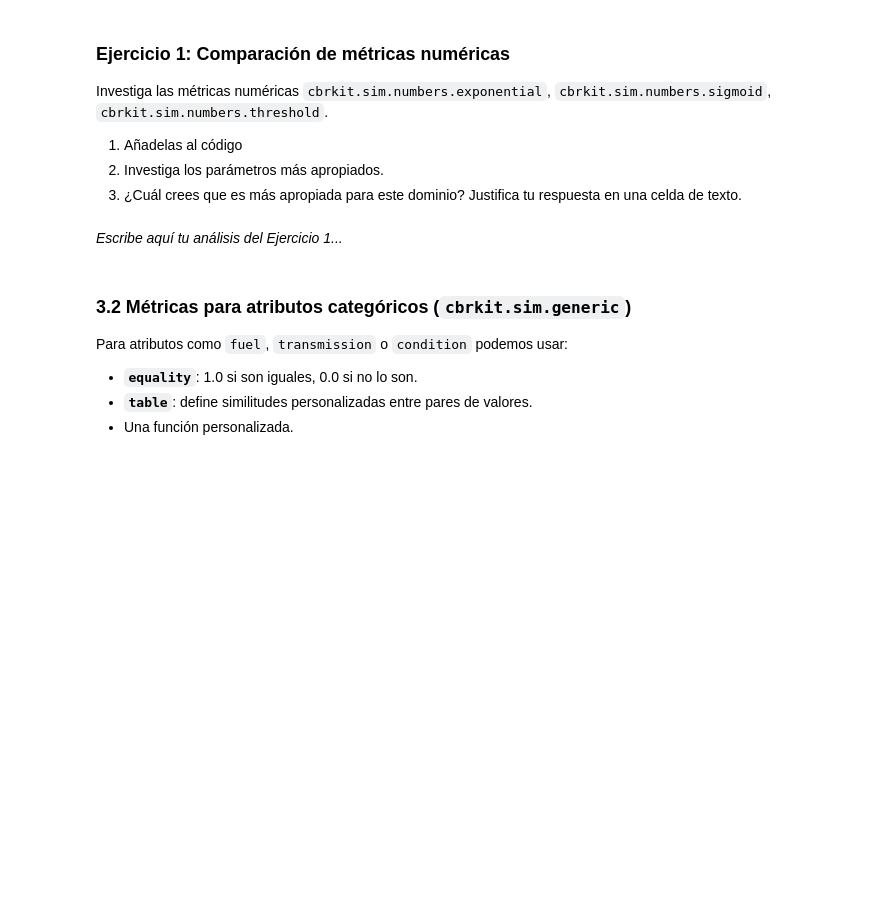
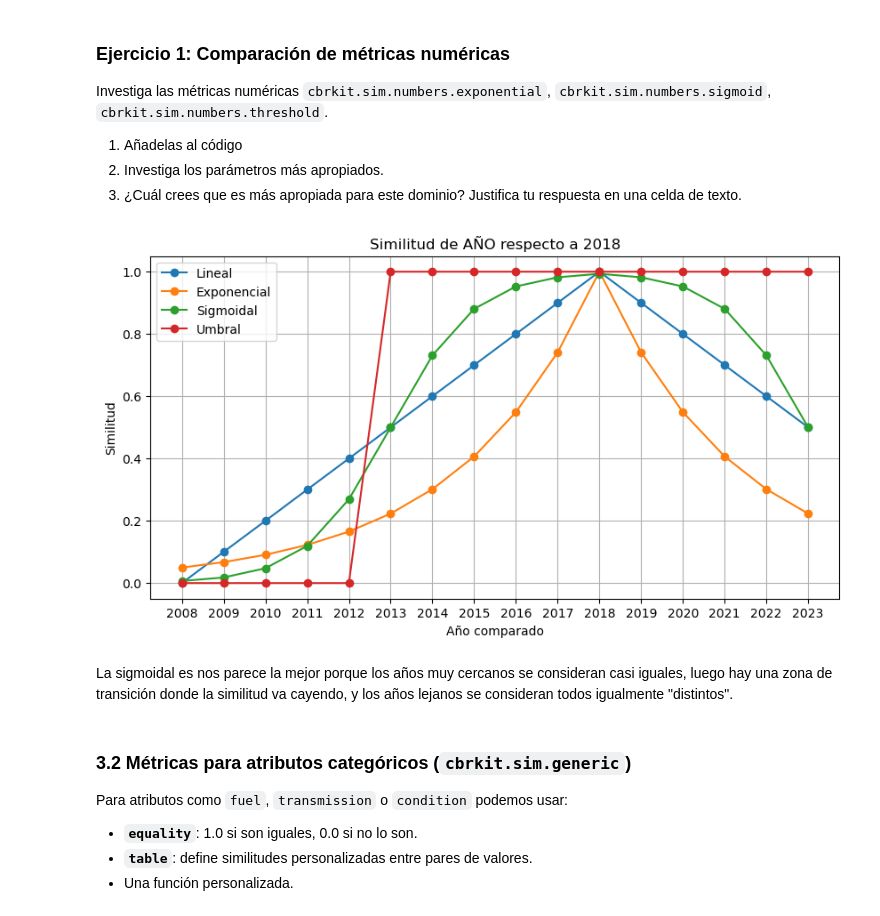
Before and after one commit to acanora02/IC, a Jupyter notebook: practica4_cbrkit/notebook_10_cbrkit.ipynb, the cells around one changed output. Cells and saved outputs as stored; diff of their text form; code cells hidden in the pictures; blank space fills up the shorter version.

```diff
--- a/practica4_cbrkit/notebook_10_cbrkit.ipynb
+++ b/practica4_cbrkit/notebook_10_cbrkit.ipynb
@@ -239,24 +304,28 @@ Investiga las métricas numéricas `cbrkit.sim.numbers.exponential`, `cbrkit.sim
 2. Investiga los parámetros más apropiados.
 3. ¿Cuál crees que es más apropiada para este dominio? Justifica tu respuesta en una celda de texto.
 # %%
-# Ejercicio 1: Tu código aquí
-year_sim_exponential = cbrkit.sim.numbers.exponential(factor=0.3) # similitud exponencial
-year_sim_sigmoid =  cbrkit.sim.numbers.sigmoid(factor=0.5, inflection=5) # Similitud sigmoidal
-year_sim_threshold = cbrkit.sim.numbers.threshold(threshold=5) # similitud umbral
+# import inspect
 
-# Compara las métricas
+# print("exponential:", inspect.signature(cbrkit.sim.numbers.exponential))
+# print("threshold:", inspect.signature(cbrkit.sim.numbers.threshold))
+# print("sigmoid:", inspect.signature(cbrkit.sim.numbers.sigmoid))
+
+year_sim_exponential = cbrkit.sim.numbers.exponential(alpha=0.3)
+year_sim_sigmoid = cbrkit.sim.numbers.sigmoid(alpha=1.0, theta=5)
+year_sim_threshold = cbrkit.sim.numbers.threshold(value=5)
+
 reference_year = 2018
 years = list(range(2008, 2024))
-
 linear_sims = [year_sim_linear(reference_year, y) for y in years]
 exp_sims = [year_sim_exponential(reference_year, y) for y in years]
 sig_sims = [year_sim_sigmoid(reference_year, y) for y in years]
 thr_sims = [year_sim_threshold(reference_year, y) for y in years]
 
-
 plot_year([linear_sims, exp_sims, sig_sims, thr_sims], ['Lineal', 'Exponencial', 'Sigmoidal', 'Umbral'], years, reference_year)
+# %% [output]
+[figure, added]
-# %% [markdown]
-*Escribe aquí tu análisis del Ejercicio 1...*
+# %% [markdown]
+La sigmoidal es nos parece la mejor porque los años muy cercanos se consideran casi iguales, luego hay una zona de transición donde la similitud va cayendo, y los años lejanos se consideran todos igualmente "distintos".
 # %% [markdown]
 ### 3.2 Métricas para atributos categóricos (`cbrkit.sim.generic`)
 
```
Also changed, not shown: parts of 43 cells of this notebook, 1 other file.
